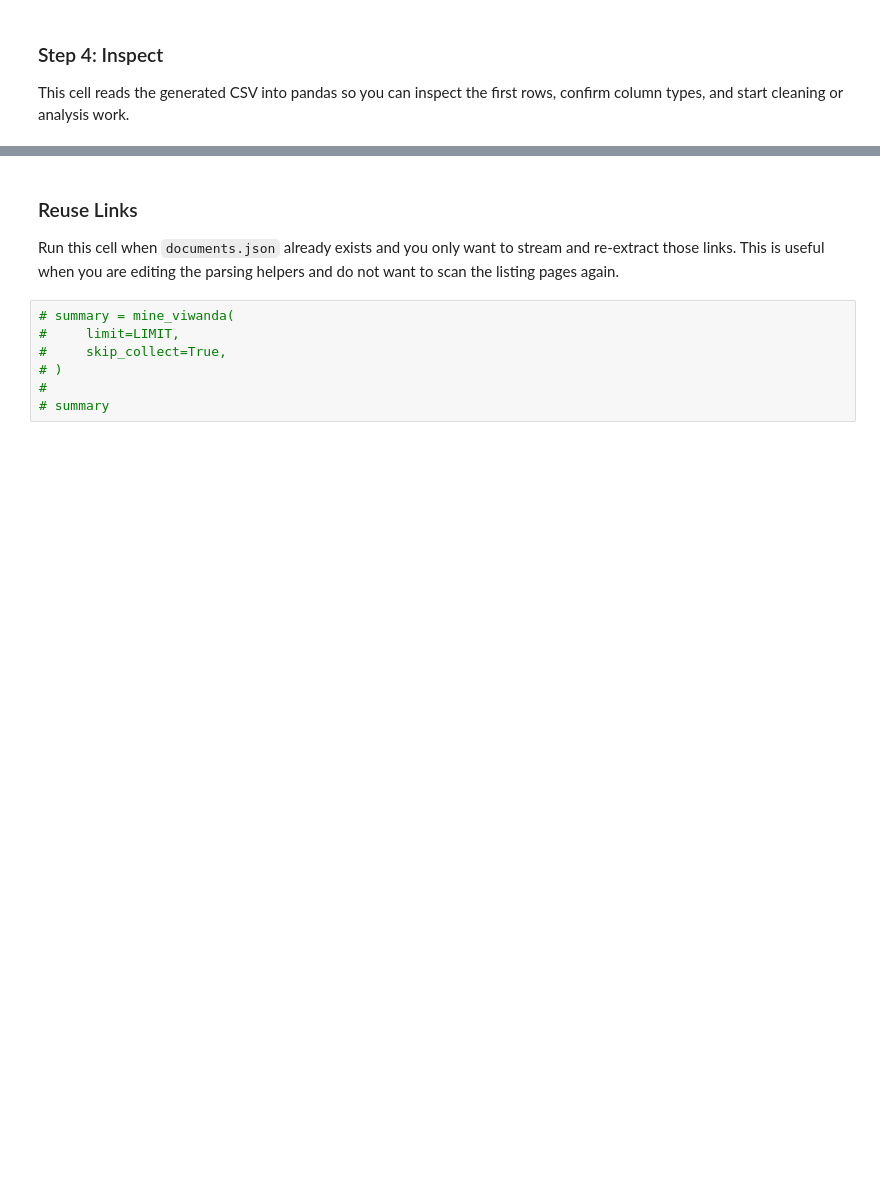
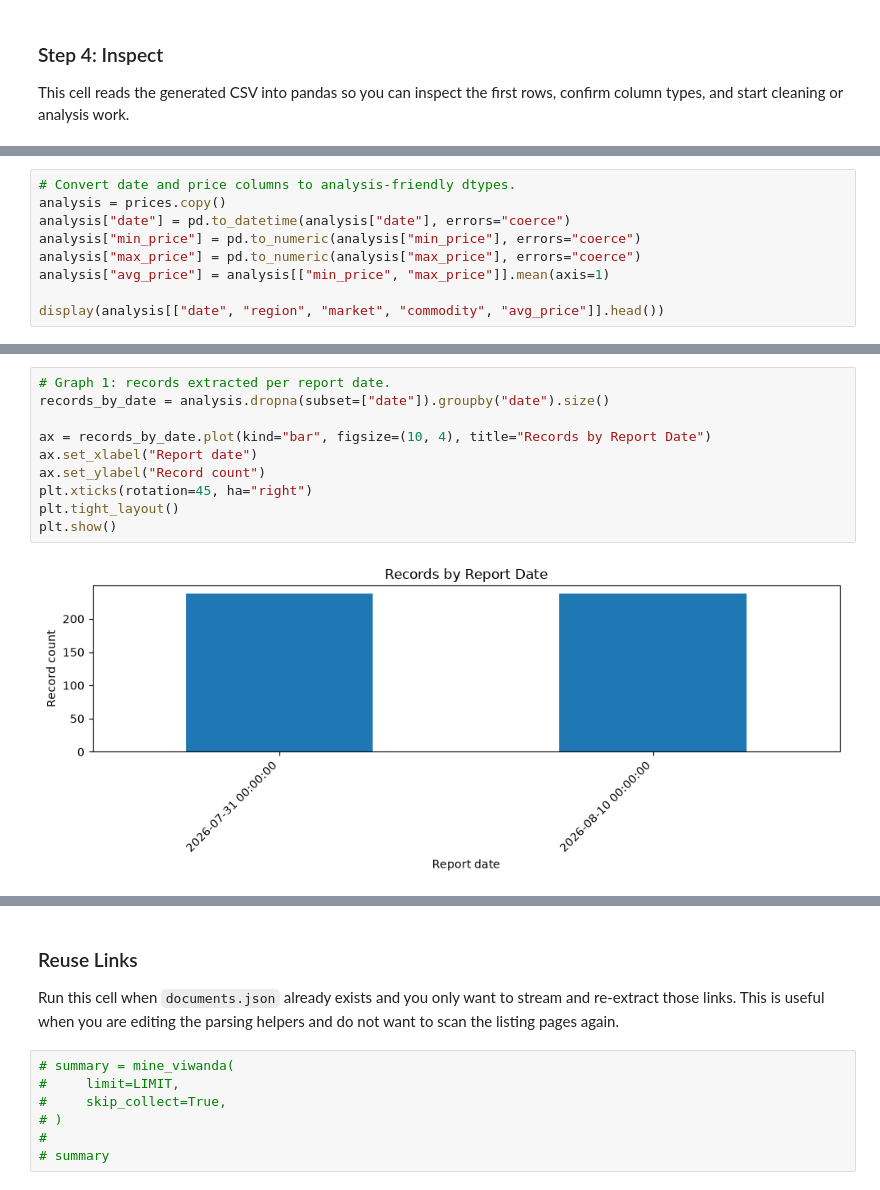
Before and after one commit to issah1554/fyp2026_backend, a Jupyter notebook: notebooks/mining/viwanda_mining.ipynb, the cells around one changed output, grey strips where cells are left out. Saved outputs shown, nothing was run; the diff lists cells and outputs as text; blank space fills up the shorter version.

```diff
--- a/notebooks/mining/viwanda_mining.ipynb
+++ b/notebooks/mining/viwanda_mining.ipynb
@@ -498,0 +562,9 @@ None
+# %%
+# Convert date and price columns to analysis-friendly dtypes.
+analysis = prices.copy()
+analysis["date"] = pd.to_datetime(analysis["date"], errors="coerce")
+analysis["min_price"] = pd.to_numeric(analysis["min_price"], errors="coerce")
+analysis["max_price"] = pd.to_numeric(analysis["max_price"], errors="coerce")
+analysis["avg_price"] = analysis[["min_price", "max_price"]].mean(axis=1)
+
+display(analysis[["date", "region", "market", "commodity", "avg_price"]].head())
@@ -498,0 +578,12 @@ None
+# %%
+# Graph 1: records extracted per report date.
+records_by_date = analysis.dropna(subset=["date"]).groupby("date").size()
+
+ax = records_by_date.plot(kind="bar", figsize=(10, 4), title="Records by Report Date")
+ax.set_xlabel("Report date")
+ax.set_ylabel("Record count")
+plt.xticks(rotation=45, ha="right")
+plt.tight_layout()
+plt.show()
+# %% [output]
+[figure, added]
```
Also changed, not shown: parts of 10 cells of this notebook, 3 other files.
